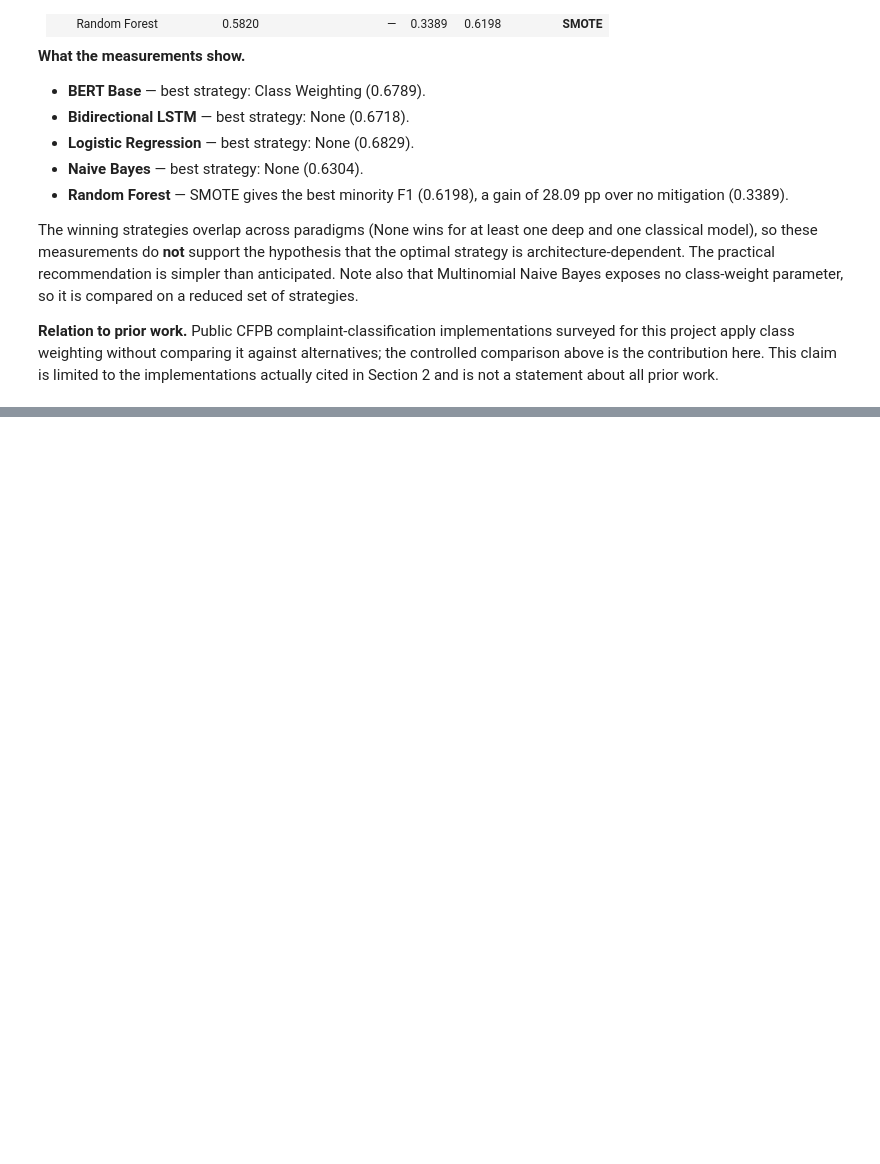
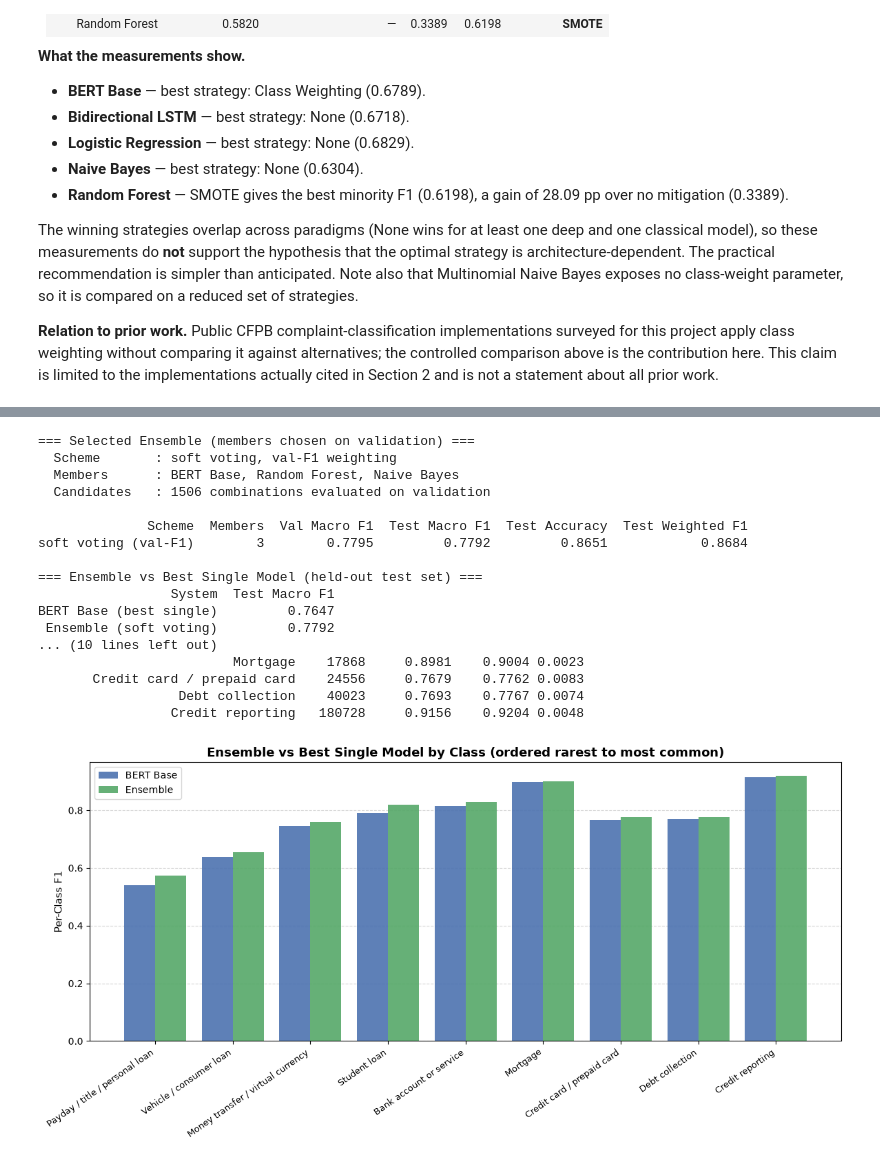
Before and after one commit to Nishmam12/Classifying-CFPB-complaint-narratives-by-product---NLP-Project, a Jupyter notebook: CFPB_Complaint_Classification_v2.ipynb, the cells around one changed output, grey strips where cells are left out. Drawn from its saved outputs; the diff is of its cells as text; code cells hidden in the pictures; blank space fills up the shorter version.

```diff
--- a/CFPB_Complaint_Classification_v2.ipynb
+++ b/CFPB_Complaint_Classification_v2.ipynb
@@ -1950,0 +1972,79 @@ The winning strategies overlap across paradigms (None wins for at least one deep
+# %%
+# Ensemble results: members selected on validation, scored once on the test split
+ensemble_summary = pd.DataFrame([{
+    'Scheme': f"{ens['scheme']} voting ({ens['weighting']})",
+    'Members': len(ens['members']),
+    'Val Macro F1': ens['val_macro_f1'],
+    'Test Macro F1': ens['test_macro_f1'],
+    'Test Accuracy': ens['test_accuracy'],
+    'Test Weighted F1': ens['test_weighted_f1'],
+}])
+
+print("=== Selected Ensemble (members chosen on validation) ===")
+print(f"  Scheme       : {ens['scheme']} voting, {ens['weighting']} weighting")
+print(f"  Members      : {', '.join(ens['members'])}")
+print(f"  Candidates   : {ens['candidates_evaluated']} combinations evaluated on validation")
+print()
+print(ensemble_summary.to_string(index=False))
+
+print("\n=== Ensemble vs Best Single Model (held-out test set) ===")
+comparison_df = pd.DataFrame([
+    {'System': ens['best_single_model'] + ' (best single)',
+     'Test Macro F1': ens['best_single_test_macro_f1']},
+    {'System': 'Ensemble (' + ens['scheme'] + ' voting)',
+     'Test Macro F1': ens['test_macro_f1']},
+])
+print(comparison_df.to_string(index=False))
+print(f"\nImprovement over best single model: {ens['delta_pp']:+.2f} pp Macro F1")
+
+# Per-class F1 shows where the ensemble actually gains over the strongest member
+ens_preds = np.load(ENSEMBLE_PRED_PATH)['ensemble']
+best_preds = test_predictions_dict[ens['best_single_model']]
+
+per_class = pd.DataFrame({
+    'Class': class_names,
+    'Support': [int((y_test == i).sum()) for i in range(9)],
+    ens['best_single_model']: f1_score(y_test, best_preds, average=None,
+                                       labels=list(range(9)), zero_division=0).round(4),
+    'Ensemble': f1_score(y_test, ens_preds, average=None,
+                         labels=list(range(9)), zero_division=0).round(4),
+})
+per_class['Delta'] = (per_class['Ensemble'] - per_class[ens['best_single_model']]).round(4)
+print("\n=== Per-Class F1: Ensemble vs Best Single Model ===")
+print(per_class.sort_values('Support').to_string(index=False))
+
+fig, ax = plt.subplots(figsize=(12, 6))
+order = per_class.sort_values('Support').reset_index(drop=True)
+x = np.arange(len(order))
+ax.bar(x - 0.2, order[ens['best_single_model']], 0.4,
+       label=ens['best_single_model'], color='#4C72B0', alpha=0.9)
+ax.bar(x + 0.2, order['Ensemble'], 0.4, label='Ensemble', color='#55A868', alpha=0.9)
+ax.set_xticks(x)
+ax.set_xticklabels(order['Class'], rotation=35, ha='right', fontsize=9)
+ax.set_ylabel('Per-Class F1', fontsize=11)
+ax.set_title('Ensemble vs Best Single Model by Class (ordered rarest to most common)',
+             fontsize=13, fontweight='bold')
+ax.legend()
+ax.yaxis.grid(True, linestyle='--', alpha=0.5)
+ax.set_axisbelow(True)
+plt.tight_layout()
+plt.show()
+# %% [output]
+=== Selected Ensemble (members chosen on validation) ===
+  Scheme       : soft voting, val-F1 weighting
+  Members      : BERT Base, Random Forest, Naive Bayes
+  Candidates   : 1506 combinations evaluated on validation
+
+              Scheme  Members  Val Macro F1  Test Macro F1  Test Accuracy  Test Weighted F1
+soft voting (val-F1)        3        0.7795         0.7792         0.8651            0.8684
+
+=== Ensemble vs Best Single Model (held-out test set) ===
+                 System  Test Macro F1
+BERT Base (best single)         0.7647
+ Ensemble (soft voting)         0.7792
+... (10 lines left out)
+                         Mortgage    17868     0.8981    0.9004 0.0023
+       Credit card / prepaid card    24556     0.7679    0.7762 0.0083
+                  Debt collection    40023     0.7693    0.7767 0.0074
+                 Credit reporting   180728     0.9156    0.9204 0.0048
+[figure, added]
```
Also changed, not shown: parts of 2 cells of this notebook, 20 other files.
